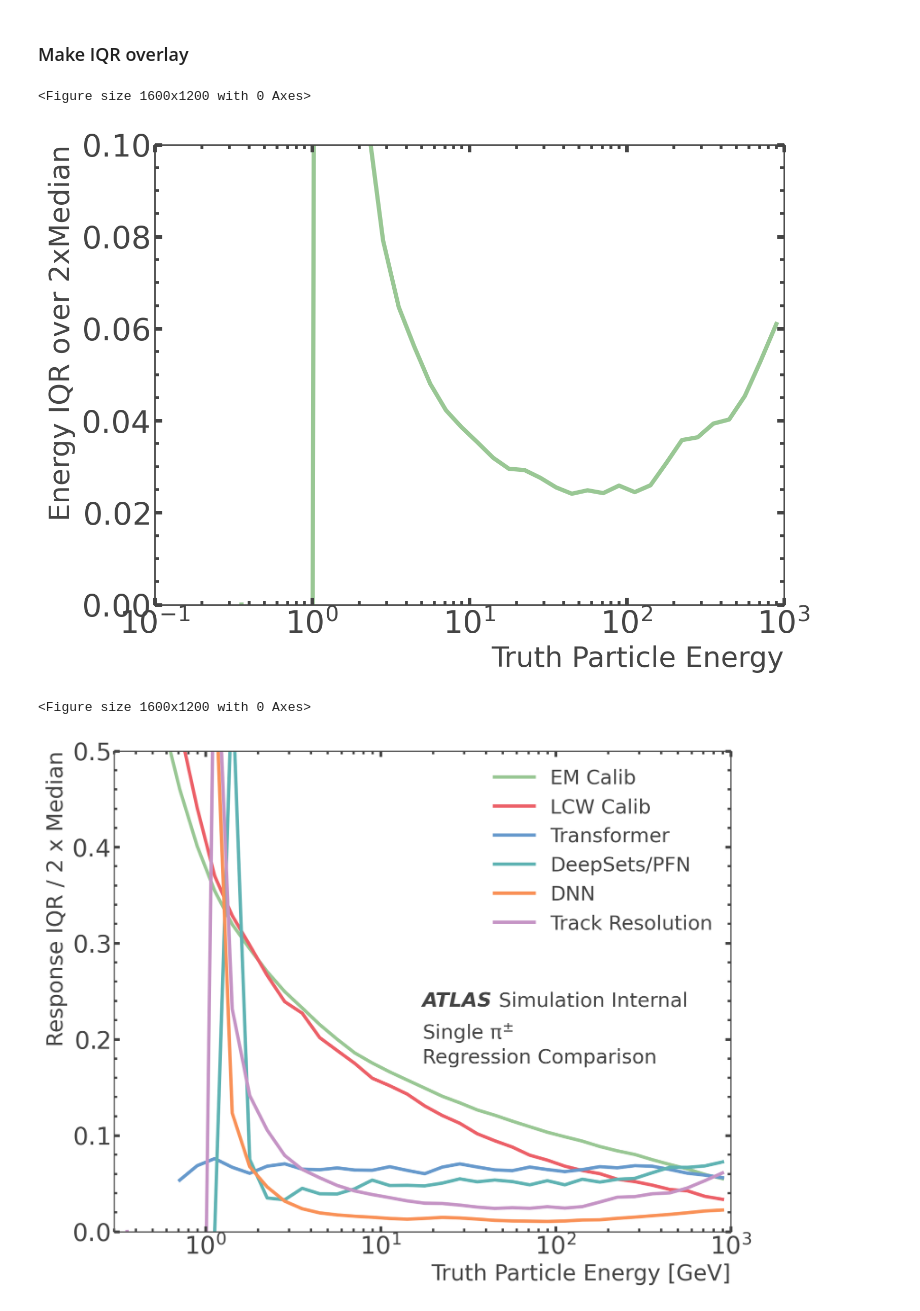
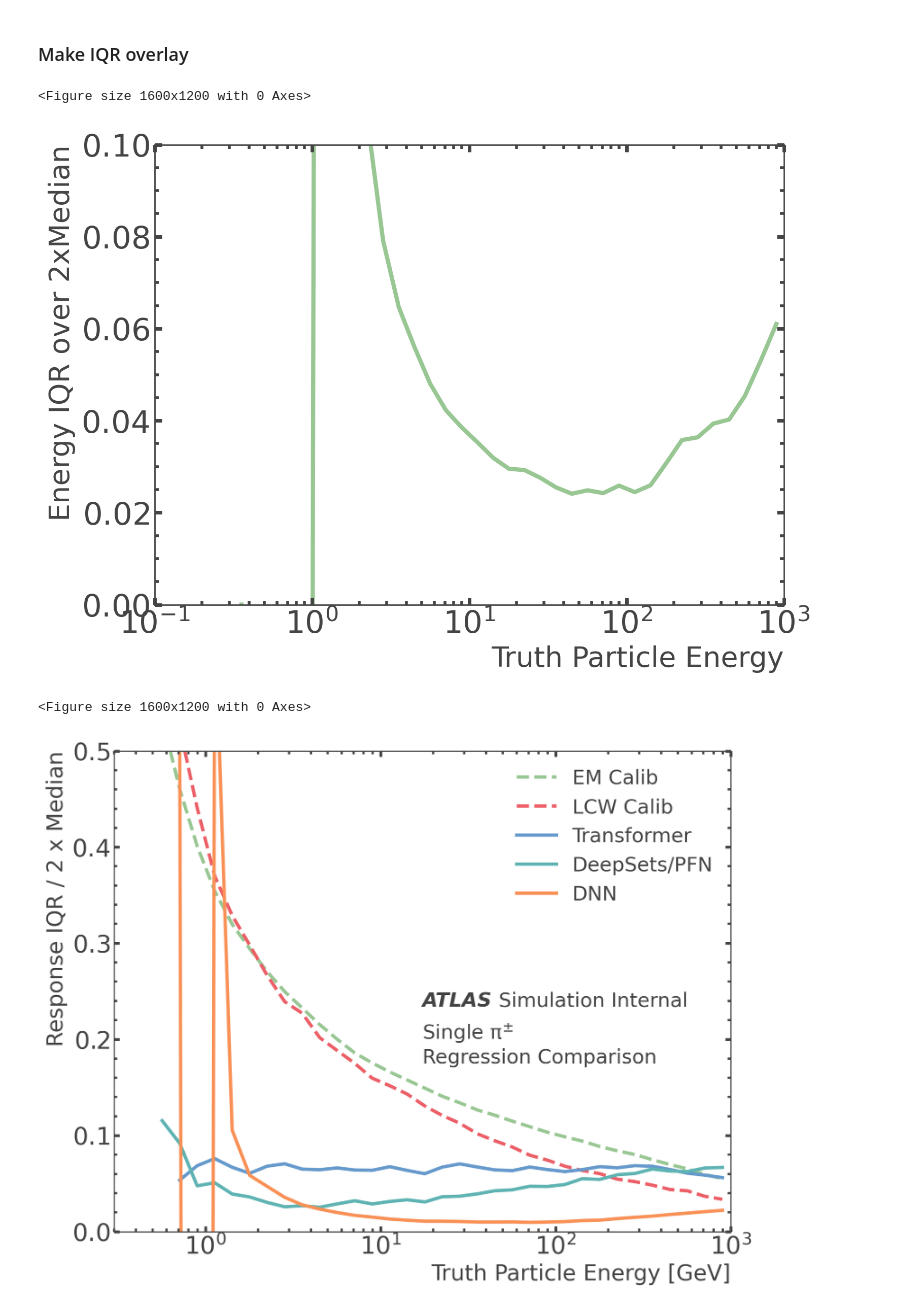
Before and after one commit to atlas-calo-ml/gn4pions_eastbay, a Jupyter notebook: analysis_example.ipynb, the cells around one changed output. Drawn from its saved outputs; the diff is of its cells as text; code cells hidden in the pictures.

```diff
--- a/analysis_example.ipynb
+++ b/analysis_example.ipynb
@@ -746,7 +772,8 @@ np.savez('pub_note_results/iqr_lcw.npz', iqr=iqr, xcenter=xcenter)
 # %%
 iqr_gnn = np.load('pub_note_results/iqr_gnn.npz')
 iqr_transformer = np.load('pub_note_results/iqr_transformer.npz')
-iqr_tnet = np.load('pub_note_results/iqr_russell_0324.npz')
+# iqr_tnet = np.load('pub_note_results/iqr_russell_0324.npz')
+iqr_tnet = np.load('pub_note_results/iqr_pfn.npz')
 iqr_em =  np.load('pub_note_results/iqr_em.npz')
 iqr_lcw =  np.load('pub_note_results/iqr_lcw.npz')
 iqr_simple = np.load('pub_note_results/iqr_simple.npz')
@@ -758,34 +785,34 @@ xcenter, iqr_track = ru.resolutionPlot(df.truth_particle_pt, df.track_pt, statis
 
 xcenter = iqr_gnn['xcenter']
 iqr_2 = [
     iqr_em['iqr'][2,:],
     iqr_lcw['iqr'][2,:],
     iqr_transformer['iqr'][0,:],
     iqr_tnet['iqr'][0,:],
 #     iqr_gnn['iqr'][0,:],
     iqr_simple['iqr'],
-    iqr_track,
+#     iqr_track,
       ]
 
 labels=['EM Calib', 'LCW Calib', 'Transformer', 'DeepSets/PFN',
 #         'GNN',
         'DNN',
-        'Track Resolution',
+#         'Track Resolution',
        ]
 
 pu.lineOverlay(xcenter=xcenter, lines = iqr_2,  # [iqrOverMedpi0, iqrOverMedpiplus, iqrOverMedpiminus],
             labels = labels,
             xlabel = 'Truth Particle Energy [GeV]', ylabel = 'Response IQR / 2 x Median',
             y_max = 0.5,  # default = 0.5
                x_min = .3,
-            linestyles = ['solid','solid','solid','solid','solid','solid'],
+            linestyles = ['dashed','dashed','solid','solid','solid','solid'],
             atlas_x = 0.5, atlas_y = 0.5, simulation = True,
             textlist = [{'x': 0.5, 'y': 0.4, 'text': 'Single $\pi^{\pm}$'},
                         {'x': 0.5, 'y': 0.35,  'text': 'Regression Comparison'}],
               figfile='pub_note_results/regress_all_iqr.png'
               )
 # %% [output]
 <Figure size 1600x1200 with 0 Axes>
 [figure]
 <Figure size 1600x1200 with 0 Axes>
-[figure, old version]
+[figure, new version]
```
Also changed, not shown: parts of 5 cells of this notebook, 1 other file.
